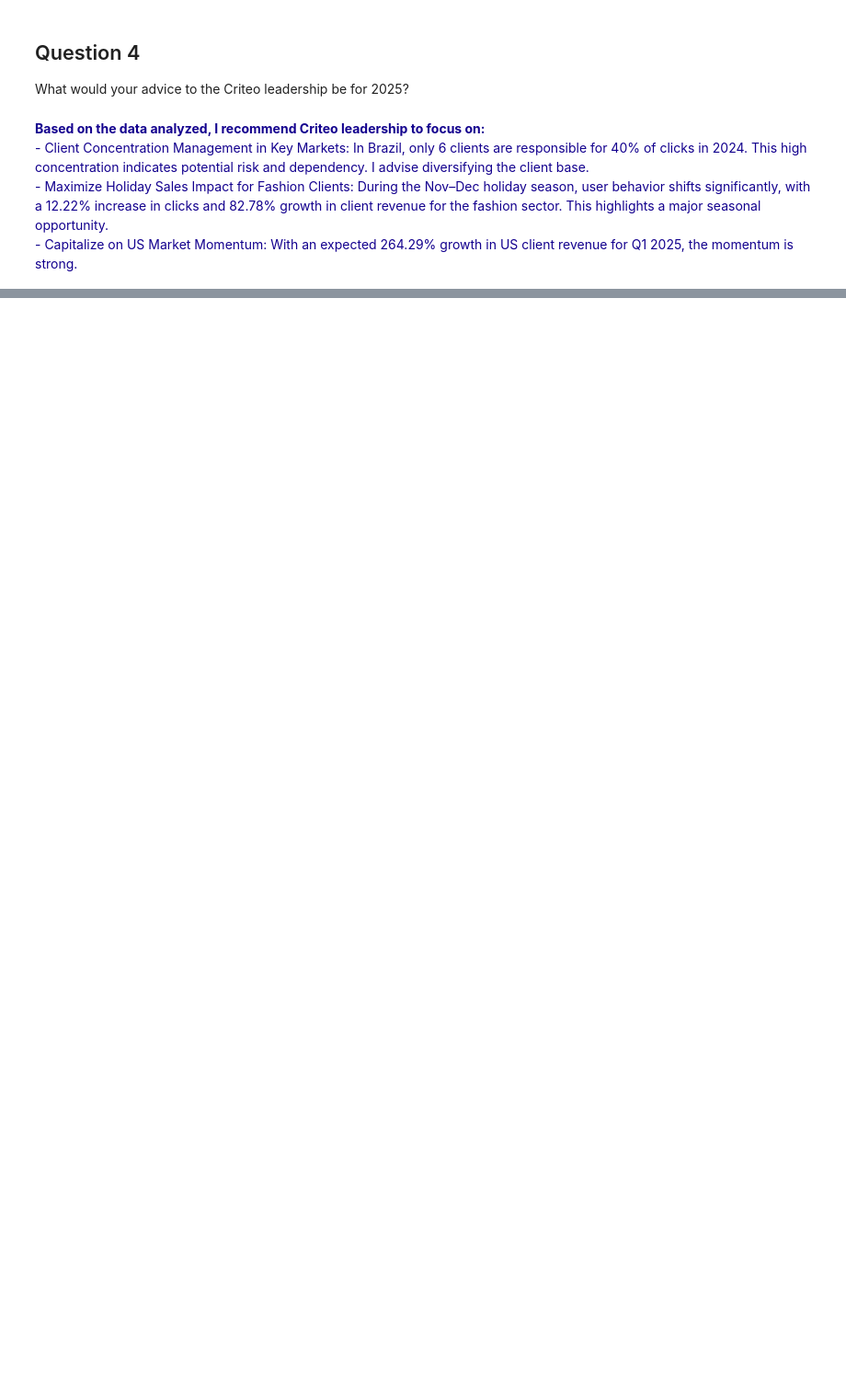
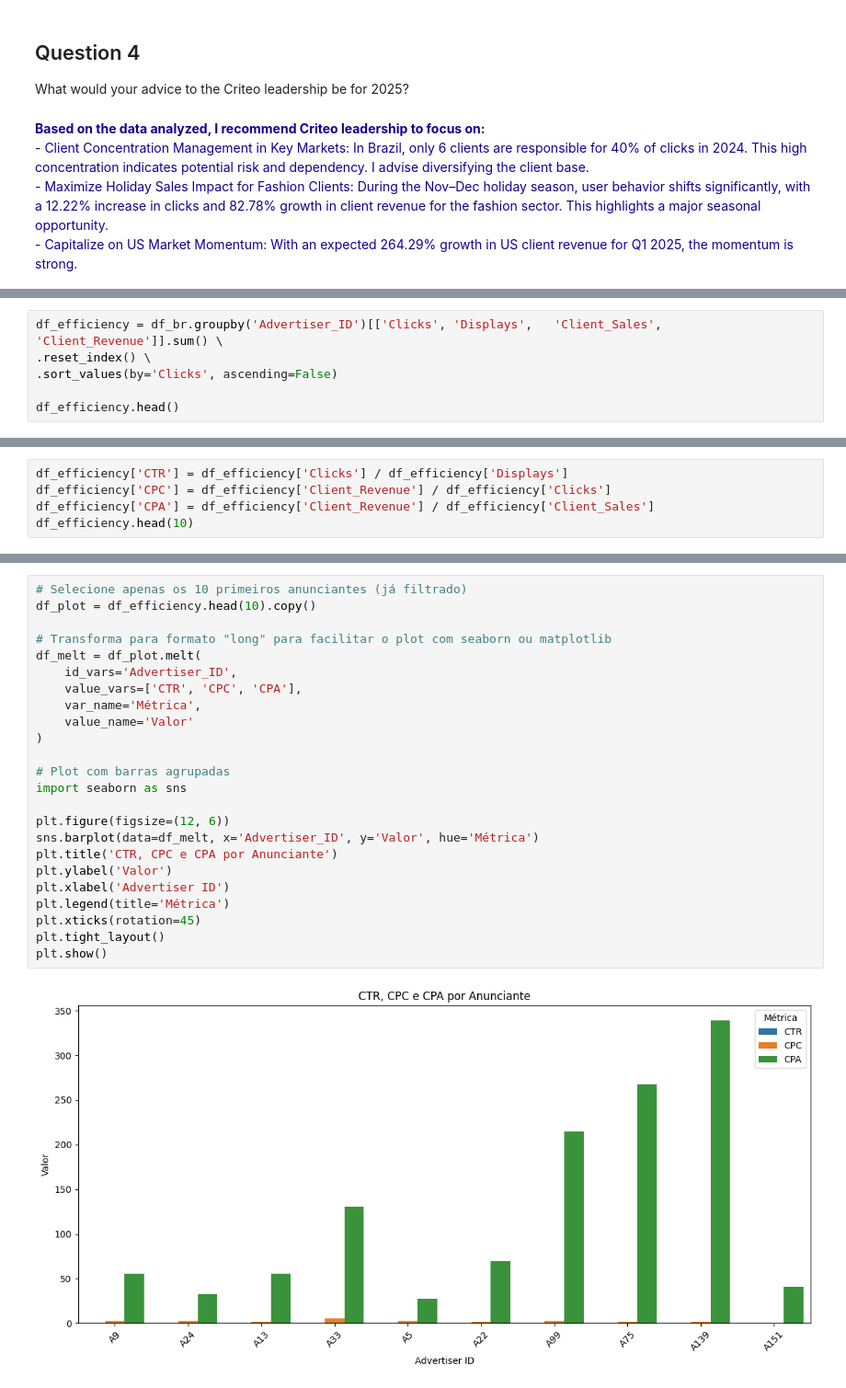
Before and after one commit to pathilink/criteo_case, a Jupyter notebook: notebook/criteo_case.ipynb, the cells around one changed output, grey strips where cells are left out. Shown: that part at 92% size. Saved outputs shown, nothing was run; the diff lists cells and outputs as text; blank space fills up the shorter version.

```diff
--- a/notebook/criteo_case.ipynb
+++ b/notebook/criteo_case.ipynb
@@ -387,0 +417,6 @@ With an expected 264.29% growth in US client revenue for Q1 2025, the momentum i
+# %%
+df_efficiency = df_br.groupby('Advertiser_ID')[['Clicks', 'Displays',	'Client_Sales', 'Client_Revenue']].sum() \
+.reset_index() \
+.sort_values(by='Clicks', ascending=False)
+
+df_efficiency.head()
@@ -387,0 +430,5 @@ With an expected 264.29% growth in US client revenue for Q1 2025, the momentum i
+# %%
+df_efficiency['CTR'] = df_efficiency['Clicks'] / df_efficiency['Displays']
+df_efficiency['CPC'] = df_efficiency['Client_Revenue'] / df_efficiency['Clicks']
+df_efficiency['CPA'] = df_efficiency['Client_Revenue'] / df_efficiency['Client_Sales']
+df_efficiency.head(10)
@@ -387,0 +450,26 @@ With an expected 264.29% growth in US client revenue for Q1 2025, the momentum i
+# %%
+# Selecione apenas os 10 primeiros anunciantes (já filtrado)
+df_plot = df_efficiency.head(10).copy()
+
+# Transforma para formato "long" para facilitar o plot com seaborn ou matplotlib
+df_melt = df_plot.melt(
+    id_vars='Advertiser_ID',
+    value_vars=['CTR', 'CPC', 'CPA'],
+    var_name='Métrica',
+    value_name='Valor'
+)
+
+# Plot com barras agrupadas
+import seaborn as sns
+
+plt.figure(figsize=(12, 6))
+sns.barplot(data=df_melt, x='Advertiser_ID', y='Valor', hue='Métrica')
+plt.title('CTR, CPC e CPA por Anunciante')
+plt.ylabel('Valor')
+plt.xlabel('Advertiser ID')
+plt.legend(title='Métrica')
+plt.xticks(rotation=45)
+plt.tight_layout()
+plt.show()
+# %% [output]
+[figure, added]
```
Also changed, not shown: parts of 23 cells of this notebook.
